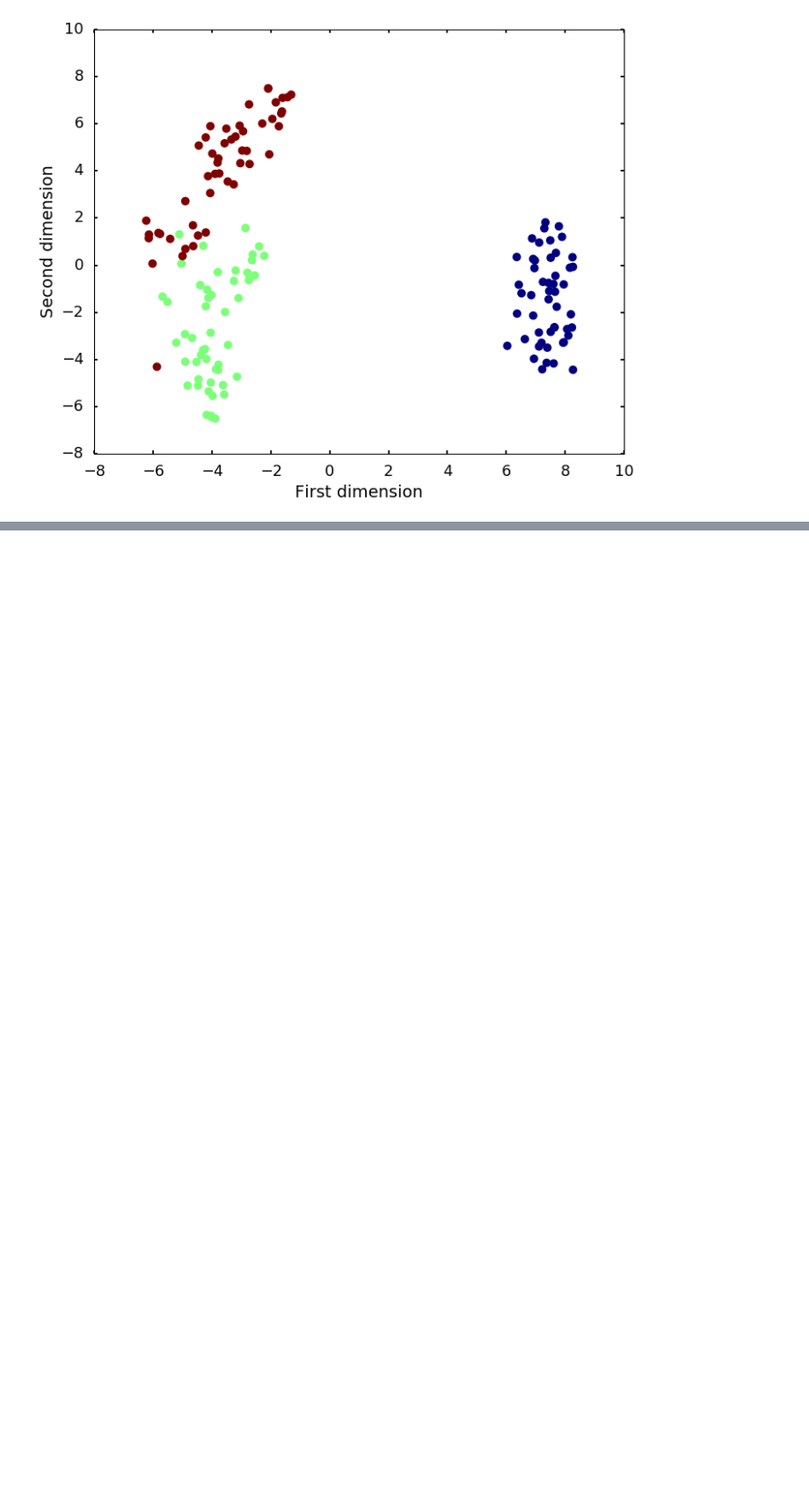
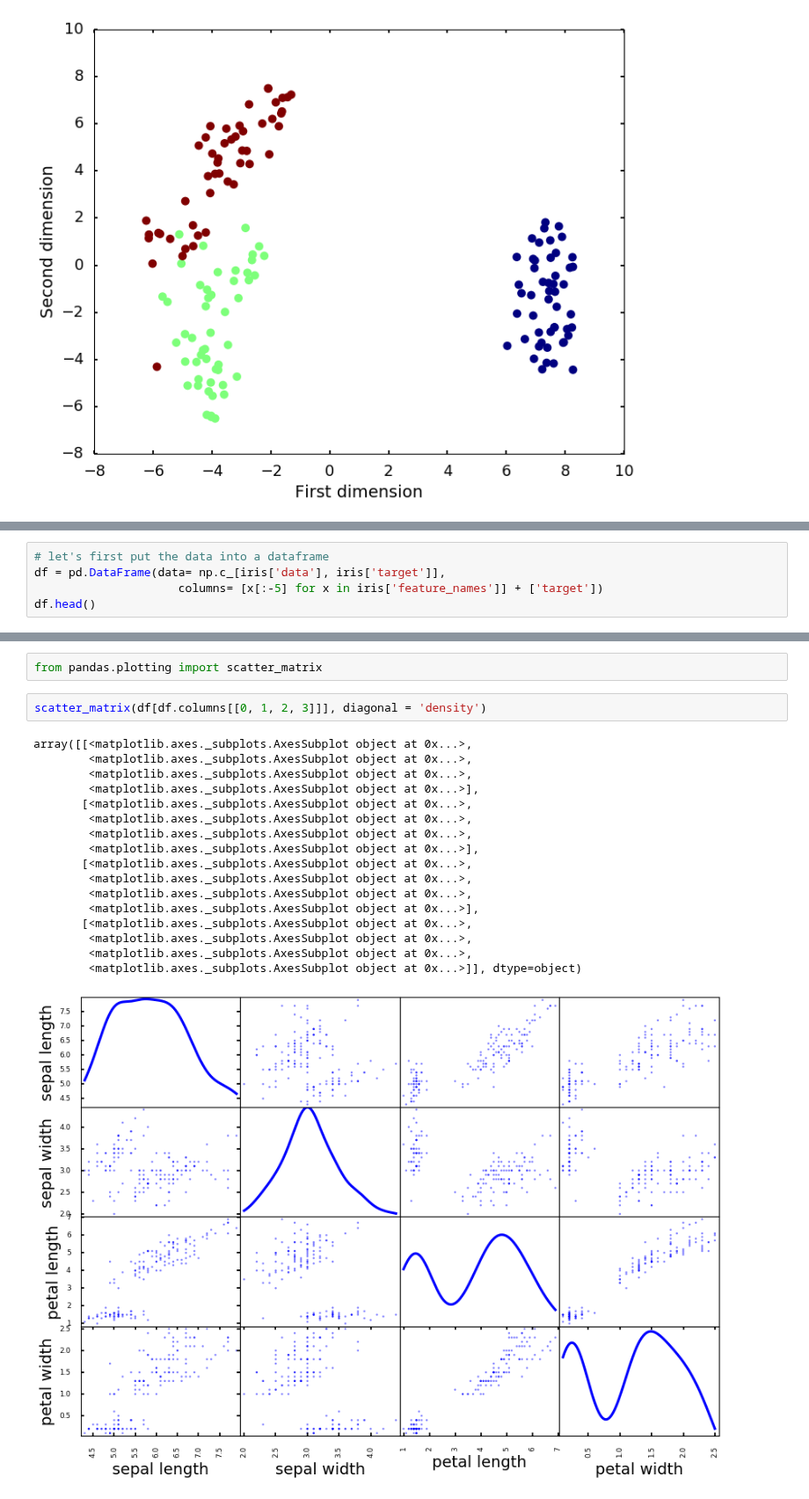
Before and after one commit to qingkaikong/blog, a Jupyter notebook: 2017_13_visualize_high_dimensional_dataset/Visualize_high_dimensional_dataset.ipynb, the cells around one changed output, grey strips where cells are left out. Shown at 88% size. Cells and saved outputs as stored; diff of their text form; blank space fills up the shorter version.

Commit message:
add more visualizations

```diff
--- a/2017_13_visualize_high_dimensional_dataset/Visualize_high_dimensional_dataset.ipynb
+++ b/2017_13_visualize_high_dimensional_dataset/Visualize_high_dimensional_dataset.ipynb
@@ -66,0 +75,5 @@ plt.ylabel('Second dimension')
+# %%
+# let's first put the data into a dataframe
+df = pd.DataFrame(data= np.c_[iris['data'], iris['target']],
+                     columns= [x[:-5] for x in iris['feature_names']] + ['target'])
+df.head()
@@ -66,0 +91,22 @@ plt.ylabel('Second dimension')
+# %%
+from pandas.plotting import scatter_matrix
+# %%
+scatter_matrix(df[df.columns[[0, 1, 2, 3]]], diagonal = 'density')
+# %% [output]
+array([[<matplotlib.axes._subplots.AxesSubplot object at 0x...>,
+        <matplotlib.axes._subplots.AxesSubplot object at 0x...>,
+        <matplotlib.axes._subplots.AxesSubplot object at 0x...>,
+        <matplotlib.axes._subplots.AxesSubplot object at 0x...>],
+       [<matplotlib.axes._subplots.AxesSubplot object at 0x...>,
+        <matplotlib.axes._subplots.AxesSubplot object at 0x...>,
+        <matplotlib.axes._subplots.AxesSubplot object at 0x...>,
+        <matplotlib.axes._subplots.AxesSubplot object at 0x...>],
+       [<matplotlib.axes._subplots.AxesSubplot object at 0x...>,
+        <matplotlib.axes._subplots.AxesSubplot object at 0x...>,
+        <matplotlib.axes._subplots.AxesSubplot object at 0x...>,
+        <matplotlib.axes._subplots.AxesSubplot object at 0x...>],
+       [<matplotlib.axes._subplots.AxesSubplot object at 0x...>,
+        <matplotlib.axes._subplots.AxesSubplot object at 0x...>,
+        <matplotlib.axes._subplots.AxesSubplot object at 0x...>,
+        <matplotlib.axes._subplots.AxesSubplot object at 0x...>]], dtype=object)
+[figure, added]
```
Also changed, not shown: parts of 16 cells of this notebook.
